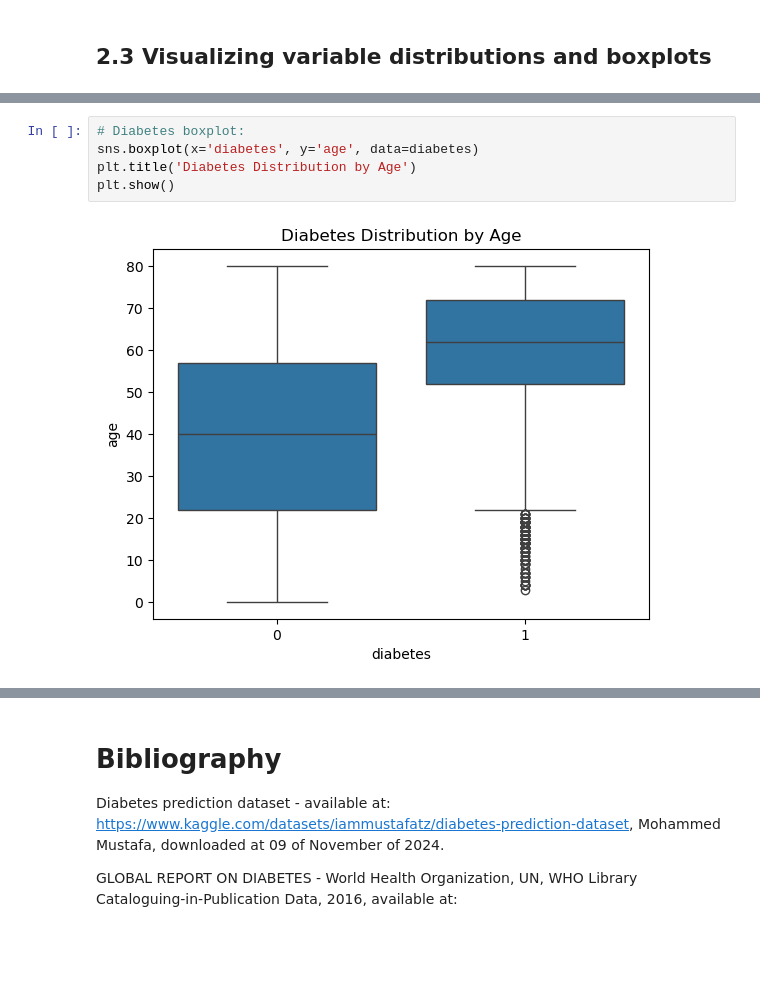
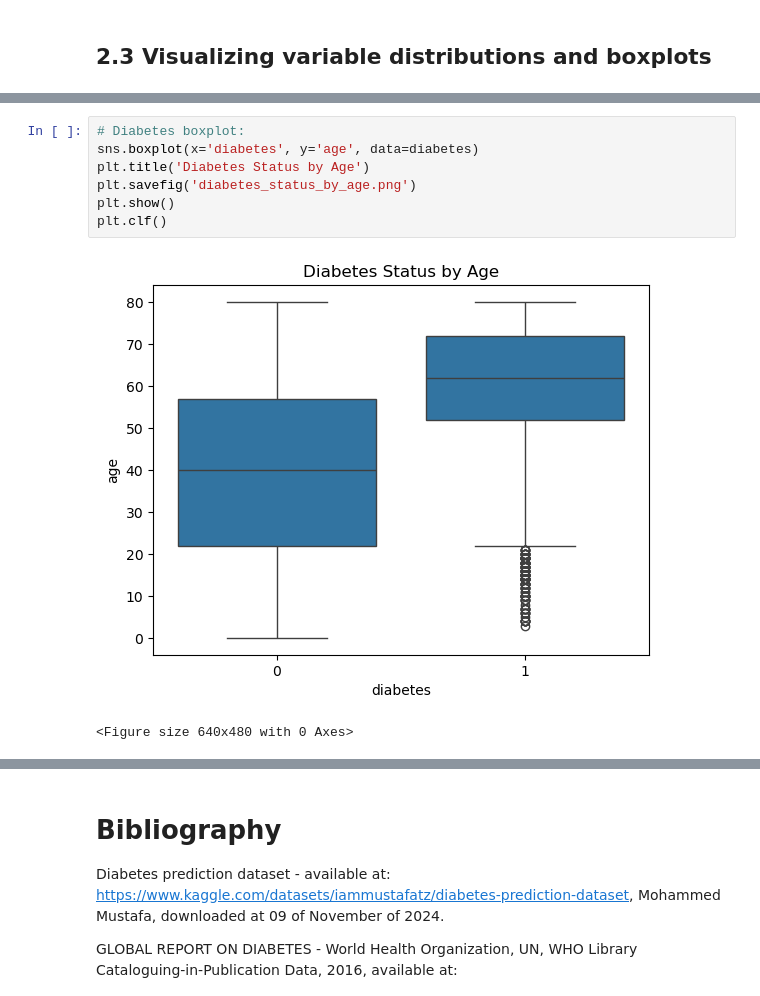
Before and after one commit to AndreRibeiro879/Codecademy_Learning_Portfolio_Projects, a Jupyter notebook: 02_ANALYZE_DATA_PORT_PROJ/ANALYZE_DATA_PORT_PROJ.ipynb, the cells around one changed output, grey strips where cells are left out. Saved outputs shown, nothing was run; the diff lists cells and outputs as text; blank space fills up the shorter version.

```diff
--- a/02_ANALYZE_DATA_PORT_PROJ/ANALYZE_DATA_PORT_PROJ.ipynb
+++ b/02_ANALYZE_DATA_PORT_PROJ/ANALYZE_DATA_PORT_PROJ.ipynb
@@ -326,7 +440,10 @@ plt.show()
 # %%
 # Diabetes boxplot:
 sns.boxplot(x='diabetes', y='age', data=diabetes)
-plt.title('Diabetes Distribution by Age')
+plt.title('Diabetes Status by Age')
+plt.savefig('diabetes_status_by_age.png')
 plt.show()
+plt.clf()
 # %% [output]
-[figure, old version]
+[figure, new version]
+<Figure size 640x480 with 0 Axes>
```
Also changed, not shown: parts of 21 cells of this notebook.
